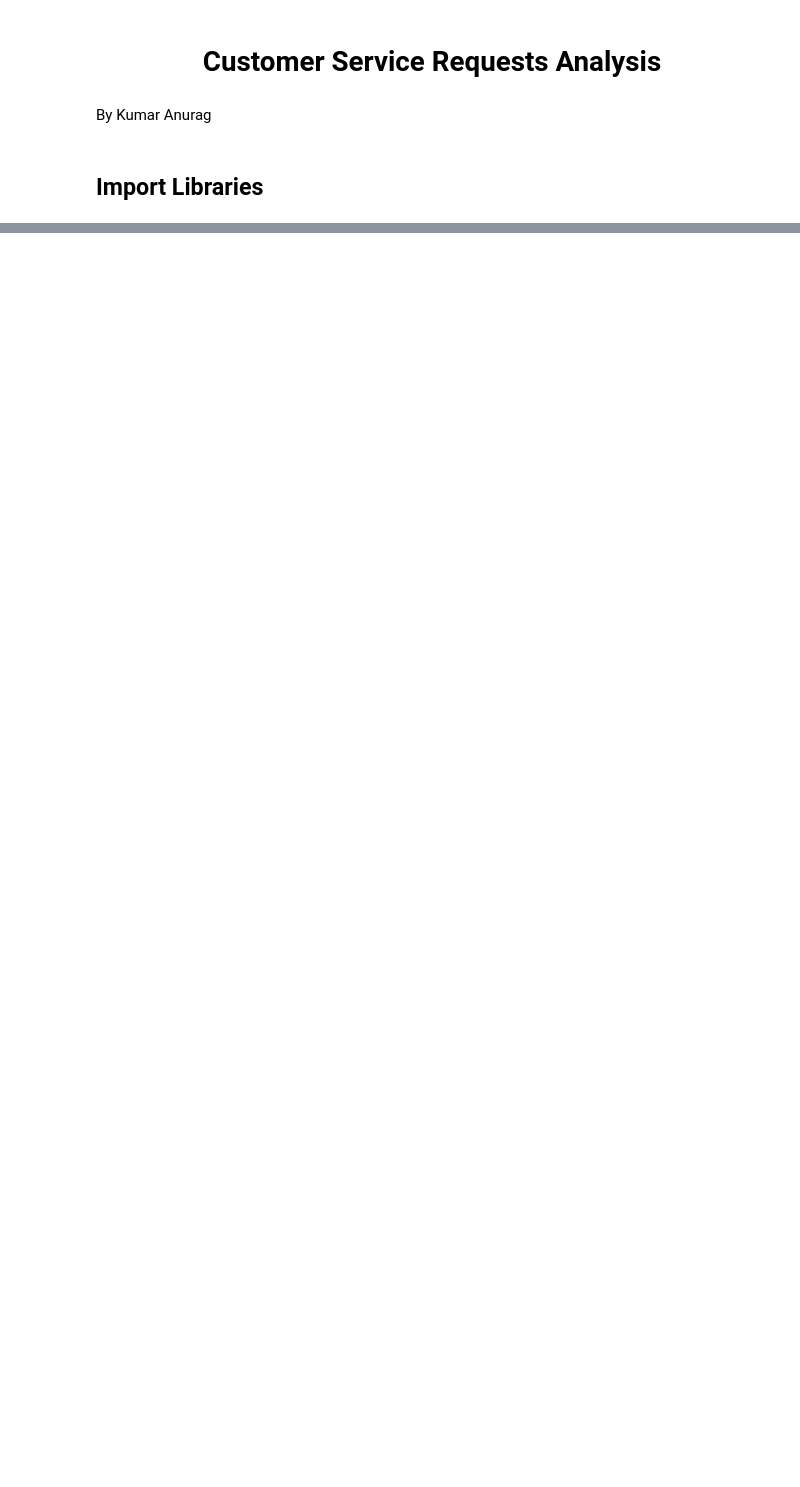
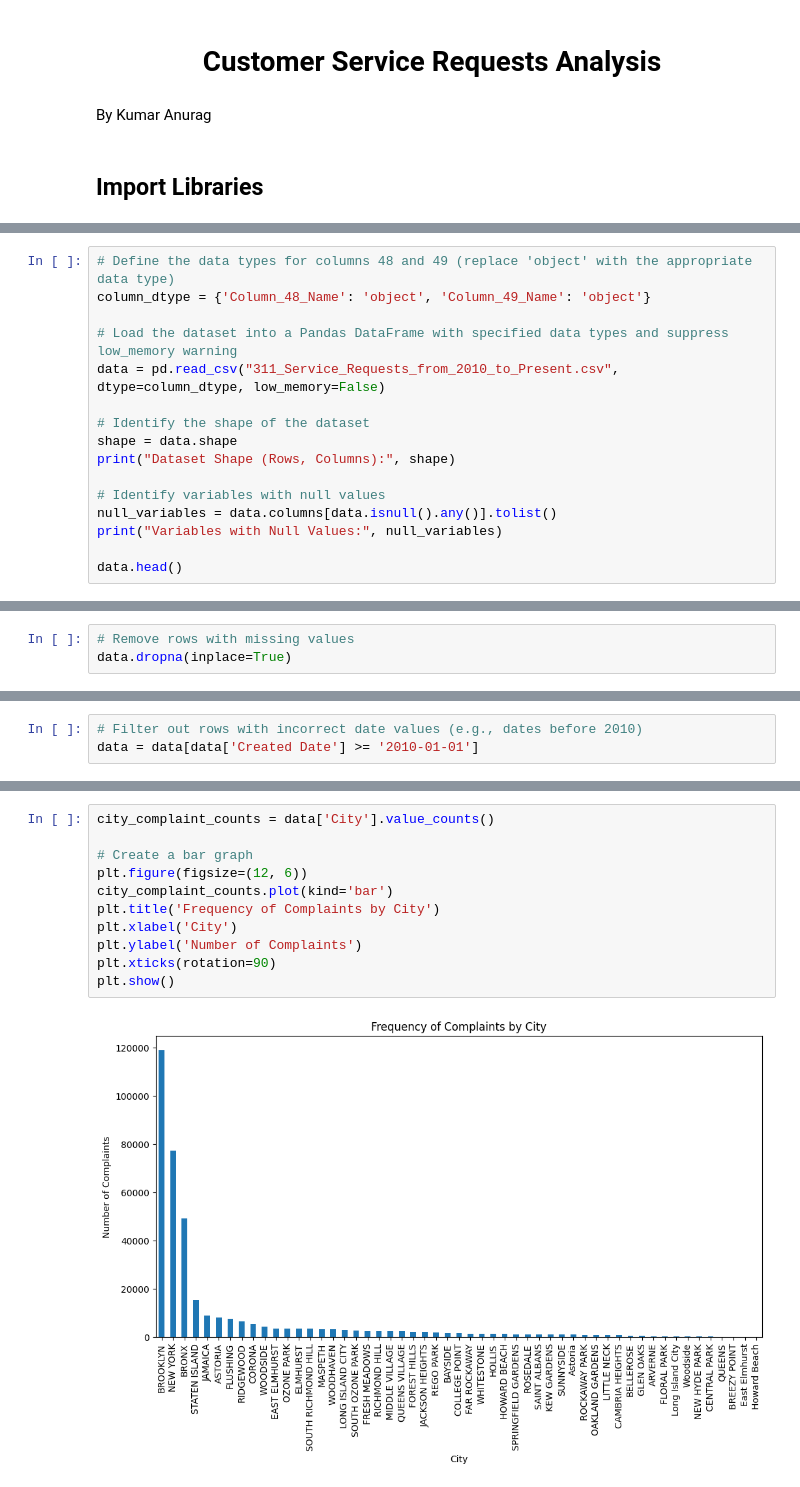
Before and after one commit to kmranrg/Simplilearn_DS, a Jupyter notebook: DataScienceWithPython/Final Projects/Customer Service Requests Analysis/P01/Customer Service Requests Analysis.ipynb, the cells around one changed output, grey strips where cells are left out. Drawn from its saved outputs; the diff is of its cells as text; blank space fills up the shorter version.

```diff
--- a/DataScienceWithPython/Final Projects/Customer Service Requests Analysis/P01/Customer Service Requests Analysis.ipynb
+++ b/DataScienceWithPython/Final Projects/Customer Service Requests Analysis/P01/Customer Service Requests Analysis.ipynb
@@ -68,0 +14,16 @@ dtype: int64
+# %%
+# Define the data types for columns 48 and 49 (replace 'object' with the appropriate data type)
+column_dtype = {'Column_48_Name': 'object', 'Column_49_Name': 'object'}
+
+# Load the dataset into a Pandas DataFrame with specified data types and suppress low_memory warning
+data = pd.read_csv("311_Service_Requests_from_2010_to_Present.csv", dtype=column_dtype, low_memory=False)
+
+# Identify the shape of the dataset
+shape = data.shape
+print("Dataset Shape (Rows, Columns):", shape)
+
+# Identify variables with null values
+null_variables = data.columns[data.isnull().any()].tolist()
+print("Variables with Null Values:", null_variables)
+
+data.head()
@@ -68,0 +42,3 @@ dtype: int64
+# %%
+# Remove rows with missing values
+data.dropna(inplace=True)
@@ -68,0 +47,3 @@ dtype: int64
+# %%
+# Filter out rows with incorrect date values (e.g., dates before 2010)
+data = data[data['Created Date'] >= '2010-01-01']
@@ -68,0 +52,13 @@ dtype: int64
+# %%
+city_complaint_counts = data['City'].value_counts()
+
+# Create a bar graph
+plt.figure(figsize=(12, 6))
+city_complaint_counts.plot(kind='bar')
+plt.title('Frequency of Complaints by City')
+plt.xlabel('City')
+plt.ylabel('Number of Complaints')
+plt.xticks(rotation=90)
+plt.show()
+# %% [output]
+[figure, added]
```
Also changed, not shown: parts of 24 cells of this notebook, 3 other files.
